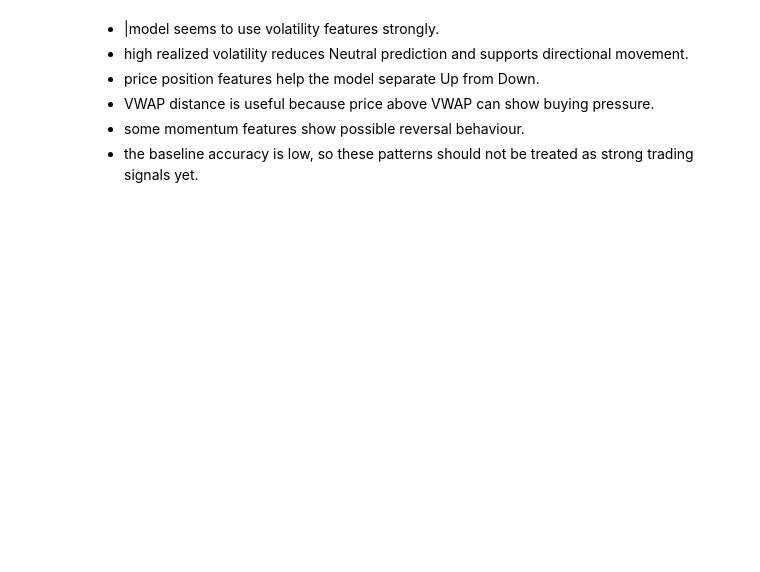
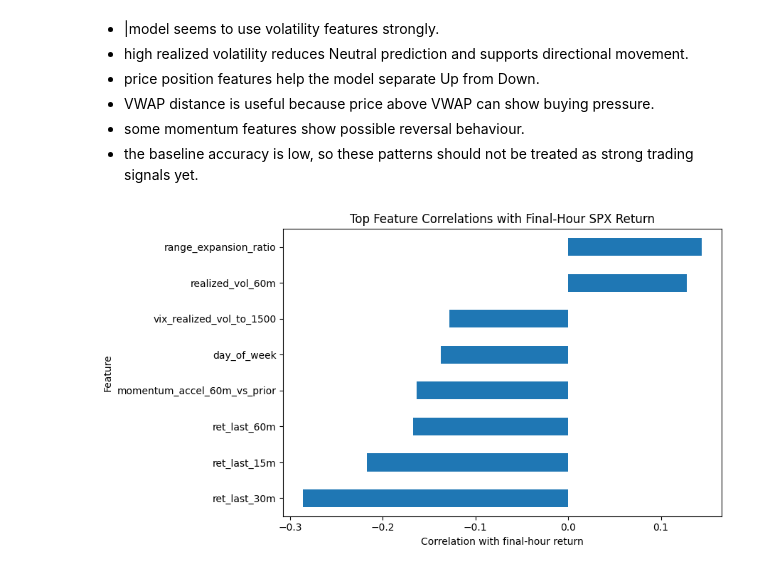
Before and after one commit to Ferreter/Dissertation, a Jupyter notebook: EDA.ipynb, the cells around one changed output. Cells and saved outputs as stored; diff of their text form; code cells hidden in the pictures; blank space fills up the shorter version.

Commit message:
👍 Worked on EDA for poster

```diff
--- a/EDA.ipynb
+++ b/EDA.ipynb
@@ -1826,3 +1826,37 @@ Name: Up, dtype: float64
 - VWAP distance is useful because price above VWAP can show buying pressure.
 - some momentum features show possible reversal behaviour.
 - the baseline accuracy is low, so these patterns should not be treated as strong trading signals yet.
+# %%
+import os
+
+# Exclude target and non-predictive/raw output columns
+exclude_corr_cols = [
+    "target_final_hour_return",
+    "target",
+    "entry_price",
+    "final_close"
+]
+
+corr_for_plot = target_correlations.drop(
+    labels=[col for col in exclude_corr_cols if col in target_correlations.index]
+)
+
+# Select strongest relationships by absolute correlation
+top_corr = corr_for_plot.reindex(
+    corr_for_plot.abs().sort_values(ascending=False).head(8).index
+).sort_values()
+
+plt.figure(figsize=(9, 5))
+top_corr.plot(kind="barh")
+plt.title("Top Feature Correlations with Final-Hour SPX Return")
+plt.xlabel("Correlation with final-hour return")
+plt.ylabel("Feature")
+plt.tight_layout()
+
+# Save for LaTeX poster
+os.makedirs("figures", exist_ok=True)
+plt.savefig("figures/feature_target_correlations.png", dpi=300, bbox_inches="tight")
+
+plt.show()
+# %% [output]
+[figure, added]
```
Also changed, not shown: parts of 52 cells of this notebook, 3 other files.
